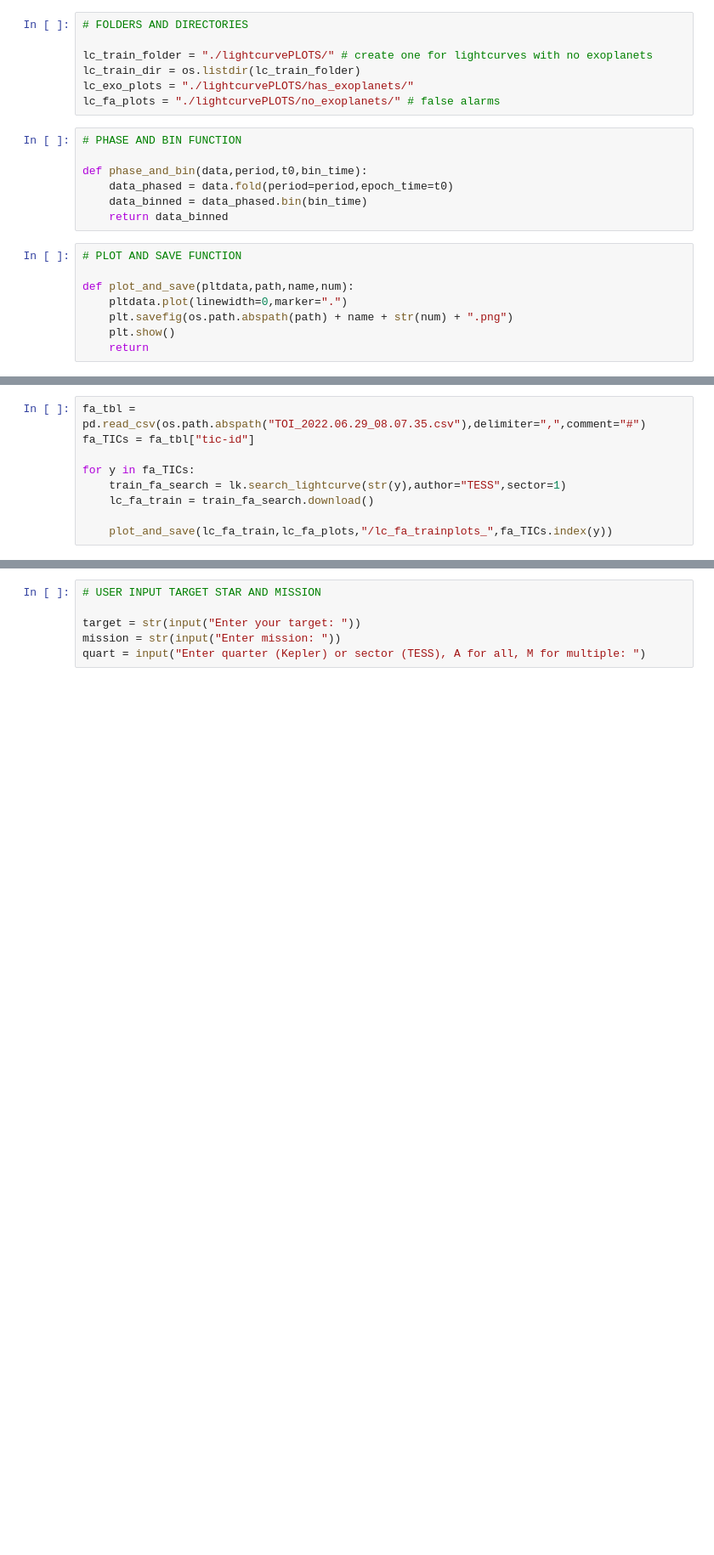
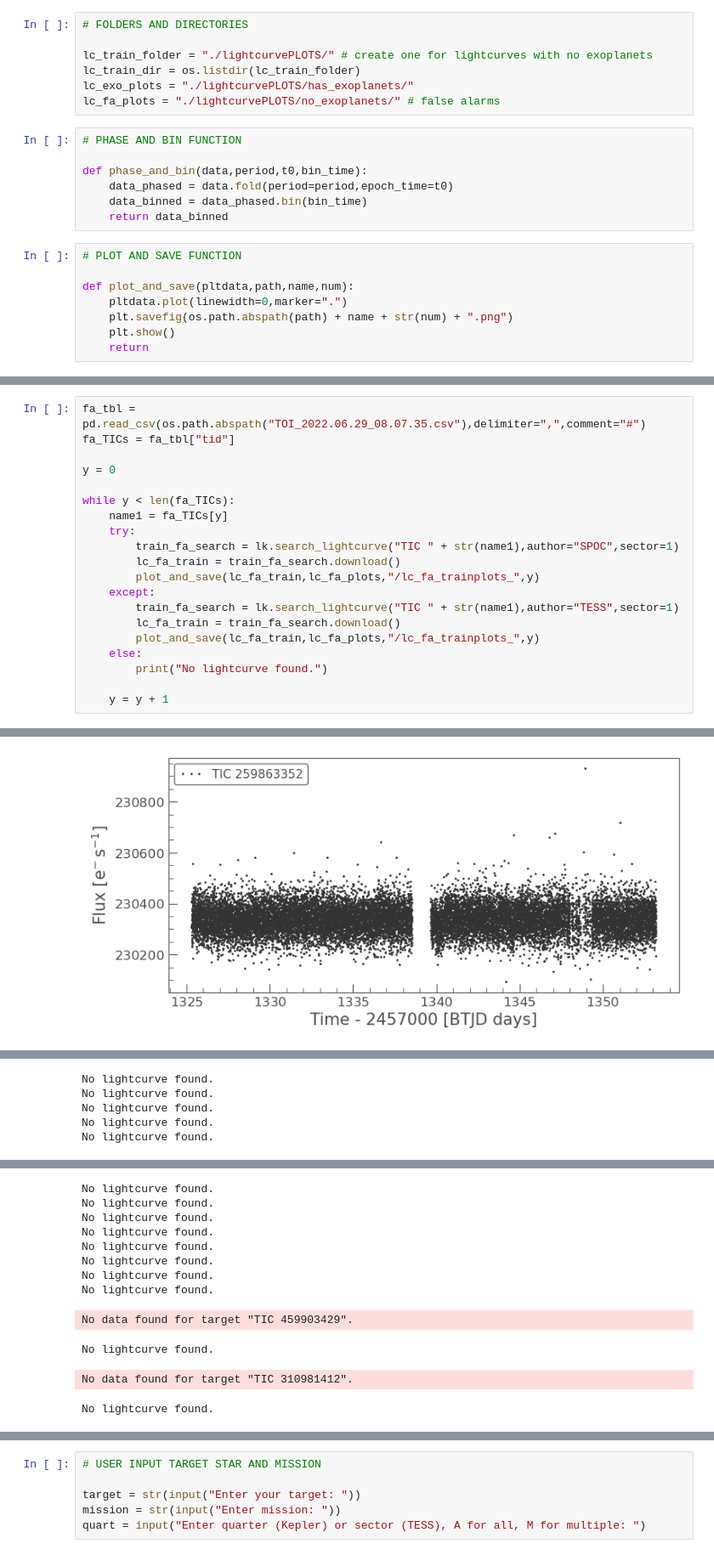
Before and after one commit to quasoph/exomagpy, a Jupyter notebook: planetai.ipynb, the cells around one changed output, grey strips where cells are left out. Shown at 85% size. Drawn from its saved outputs; the diff is of its cells as text; blank space fills up the shorter version.

```diff
--- a/planetai.ipynb
+++ b/planetai.ipynb
@@ -63,9 +90,21 @@ TypeError: index() takes at least 1 argument (0 given)
 # %%
 fa_tbl = pd.read_csv(os.path.abspath("TOI_2022.06.29_08.07.35.csv"),delimiter=",",comment="#")
-fa_TICs = fa_tbl["tic-id"]
+fa_TICs = fa_tbl["tid"]
 
-for y in fa_TICs:
-    train_fa_search = lk.search_lightcurve(str(y),author="TESS",sector=1)
-    lc_fa_train = train_fa_search.download()
+y = 0
 
-    plot_and_save(lc_fa_train,lc_fa_plots,"/lc_fa_trainplots_",fa_TICs.index(y))
+while y < len(fa_TICs):
+    name1 = fa_TICs[y]
+    try:
+        train_fa_search = lk.search_lightcurve("TIC " + str(name1),author="SPOC",sector=1)
+        lc_fa_train = train_fa_search.download()
+        plot_and_save(lc_fa_train,lc_fa_plots,"/lc_fa_trainplots_",y)
+    except:
+        train_fa_search = lk.search_lightcurve("TIC " + str(name1),author="TESS",sector=1)
+        lc_fa_train = train_fa_search.download()
+        plot_and_save(lc_fa_train,lc_fa_plots,"/lc_fa_trainplots_",y)
+    else:
+        print("No lightcurve found.")
+
+    y = y + 1
+# %% [output]
@@ -71,0 +114 @@ for y in fa_TICs:
+[figure, added]
@@ -71,0 +118,5 @@ for y in fa_TICs:
+No lightcurve found.
+No lightcurve found.
+No lightcurve found.
+No lightcurve found.
+No lightcurve found.
@@ -71,0 +124,12 @@ for y in fa_TICs:
+No lightcurve found.
+No lightcurve found.
+No lightcurve found.
+No lightcurve found.
+No lightcurve found.
+No lightcurve found.
+No lightcurve found.
+No lightcurve found.
+No data found for target "TIC 459903429".
+No lightcurve found.
+No data found for target "TIC 310981412".
+No lightcurve found.
```
Also changed, not shown: parts of 3 cells of this notebook, 21 other files.
